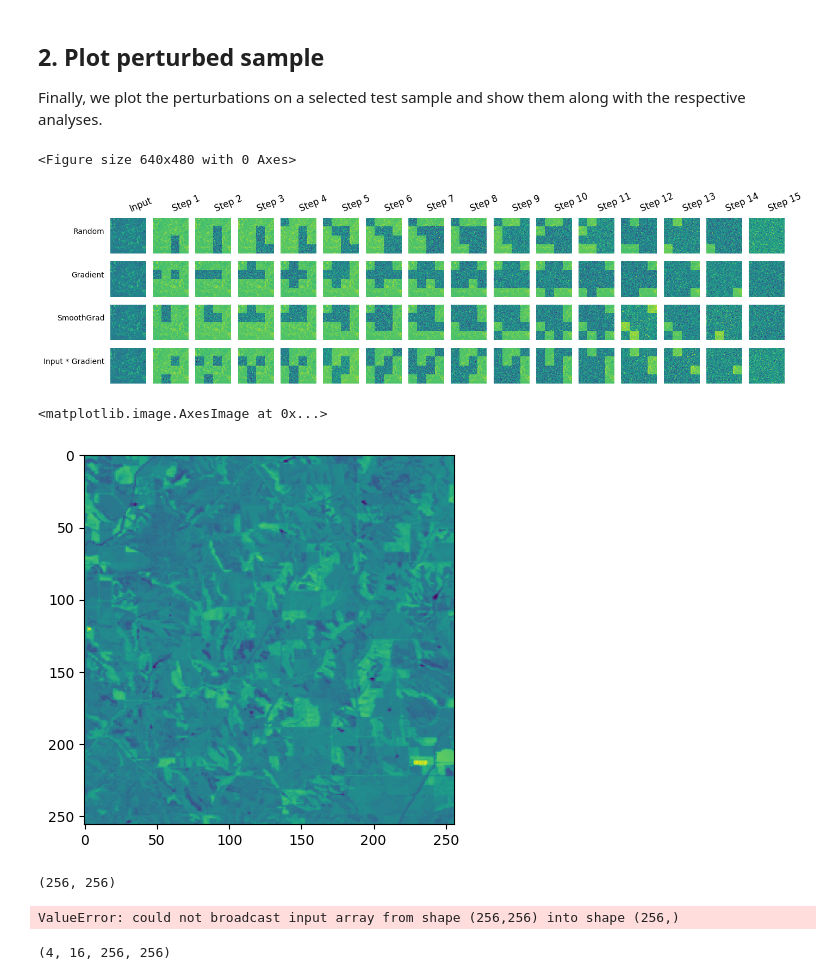
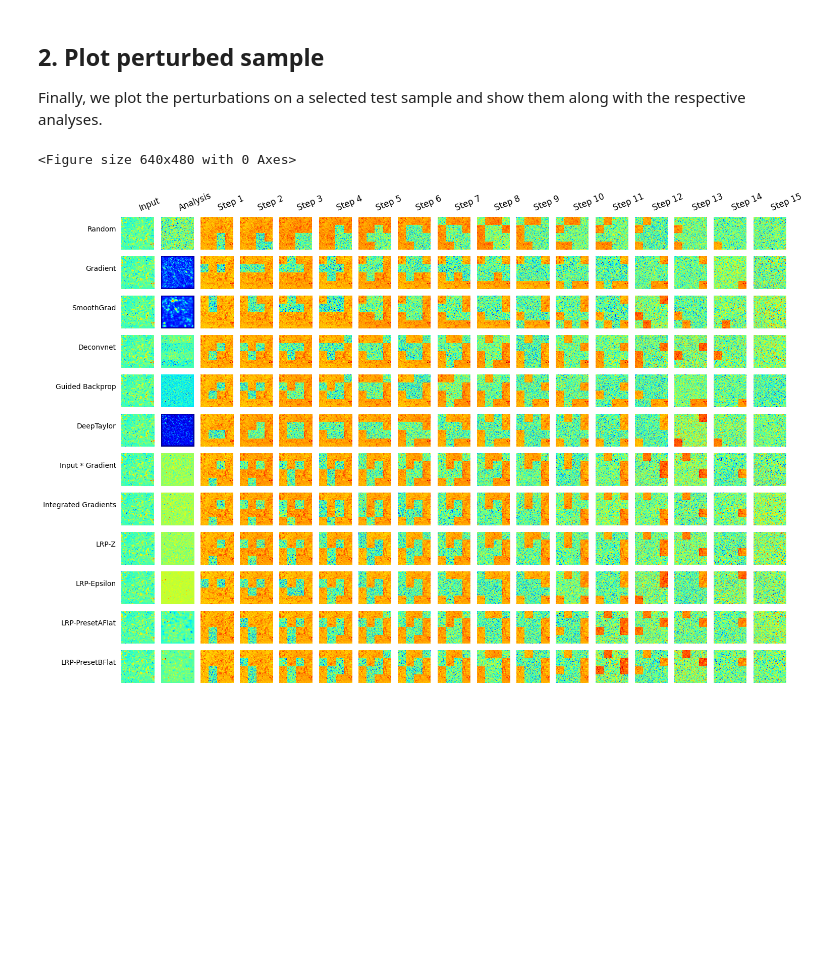
Before and after one commit to Arun-1997/Msc_Thesis, a Jupyter notebook: saliency_maps_perturbation.ipynb, the cells around one changed output. Saved outputs shown, nothing was run; the diff lists cells and outputs as text; code cells hidden in the pictures; blank space fills up the shorter version.

Commit message:
visualisation changes

```diff
--- a/saliency_maps_perturbation.ipynb
+++ b/saliency_maps_perturbation.ipynb
@@ -154,11 +154,15 @@ methods = [
     ("integrated_gradients",{"reference_inputs": ri},   mnistutils.heatmap,     "Integrated Gradients"),
     ("lrp.z",               {},                         mnistutils.heatmap,     "LRP-Z"),
     ("lrp.epsilon",         {"epsilon": 1},             mnistutils.heatmap,     "LRP-Epsilon"),
+    ("lrp.sequential_preset_a_flat",
+                            {"epsilon": 1},             mnistutils.heatmap,  "LRP-PresetAFlat"),
+    ("lrp.sequential_preset_b_flat",
+                            {"epsilon": 1},             mnistutils.heatmap,  "LRP-PresetBFlat")
 ]
 # fmt: on
 
 # Select methods of your choice
-selected_methods_indices = [1, 2, 3, 7]
+selected_methods_indices = [1,2, 3,4,5,6, 7,8,9,10,11,12]
 selected_methods = [methods[i] for i in selected_methods_indices]
 print(f'Using method(s) "{[method[0] for method in selected_methods]}".')
 # %% [output]
@@ -173,6 +177,3 @@ analyzers = [
     innvestigate.create_analyzer(method[0], cnn_model, **method[1])
     for method in selected_methods
 ]
-# %%
-for i,j in zip(selected_methods,analyzers):
-    print(j)
@@ -281,62 +281,52 @@ def _aggregate_regions(analysis):
 # %%
 plt.figure()
 grid, row_labels = [], []
-col_labels = ["Input"] + [
+col_labels = ["Input","Analysis"] + [
     "Step {}".format(i + 1) for i in range(steps)
 ]
+
+analysis_list = []
 for perturbation_analysis, method in zip(perturbation_analyses, selected_methods):
     row_labels.append([method[-1]])
     samples = list()
+    sub_grid = list()
 
     # Reset the perturbation_analysis
     perturbation_analysis.perturbation.num_perturbed_regions = 1
 
     sample = test_sample
+    sample1 = test_sample[0].sum(axis=np.argmax(np.asarray(test_sample[0].shape) == 12))
+    sub_grid.append(sample1)
+
     analysis = perturbation_analysis.analyzer.analyze(sample)
-    sub_grid = list()
+    analysis_agg = analysis[0].sum(axis=np.argmax(np.asarray(analysis[0].shape) == 12))
+    sub_grid.append(analysis_agg)
+    analysis_list.append(analysis_agg)
     for i in range(steps + 1):
         # Plot the original image and analysis without any perturbation
         # print(i)
         if i > 0:
             perturbation_analysis.perturbation.num_perturbed_regions += (
                 perturbation_analysis.regions_per_step
             )
             # Perturbate
             sample = perturbation_analysis.compute_on_batch(sample, analysis)
             aggregated_regions = perturbation_analysis.perturbation.reduce_function(
                 np.moveaxis(sample, 3, 1), axis=1, keepdims=True
             )
 
             sub_grid.append(aggregated_regions[0][0])
-        else:
-            # aggregated_regions = perturbation_analysis.perturbation.reduce_function(
-            #     np.moveaxis(sample, 3, 1), axis=1, keepdims=True
-            # )
-            sample1 = test_sample[0].sum(axis=np.argmax(np.asarray(test_sample[0].shape) == 12))
-            # sample1 /= np.max(np.abs(sample1))
-            # print(aggregated_regions.shape)
-            sub_grid.append(sample1)
+        # else:
+        #     # aggregated_regions = perturbation_analysis.perturbation.reduce_function(
+        #     #     np.moveaxis(sample, 3, 1), axis=1, keepdims=True
+        #     # )
+        #     sample1 = test_sample[0].sum(axis=np.argmax(np.asarray(test_sample[0].shape) == 12))
+        #     # sample1 /= np.max(np.abs(sample1))
+        #     # print(aggregated_regions.shape)
+        #     sub_grid.append(sample1)
     grid.append(sub_grid)
 eutils.plot_image_grid(grid, row_labels, list(), col_labels)
 plt.show()
 # %% [output]
 <Figure size 640x480 with 0 Axes>
-[figure, old version]
+[figure, new version]
-# %%
-sample1 = test_sample[0].sum(axis=np.argmax(np.asarray(test_sample[0].shape) == 12))
-plt.imshow(sample1)
-# %% [output]
-<matplotlib.image.AxesImage at 0x...>
-[figure, removed]
-# %%
-np.array(grid[0][1]).shape
-# %% [output]
-(256, 256)
-# %%
-grid1 = np.array(grid)
-# %% [output]
-ValueError: could not broadcast input array from shape (256,256) into shape (256,)
-# %%
-grid1.shape
-# %% [output]
-(4, 16, 256, 256)
```
Also changed, not shown: parts of 13 cells of this notebook, 1 other file.
